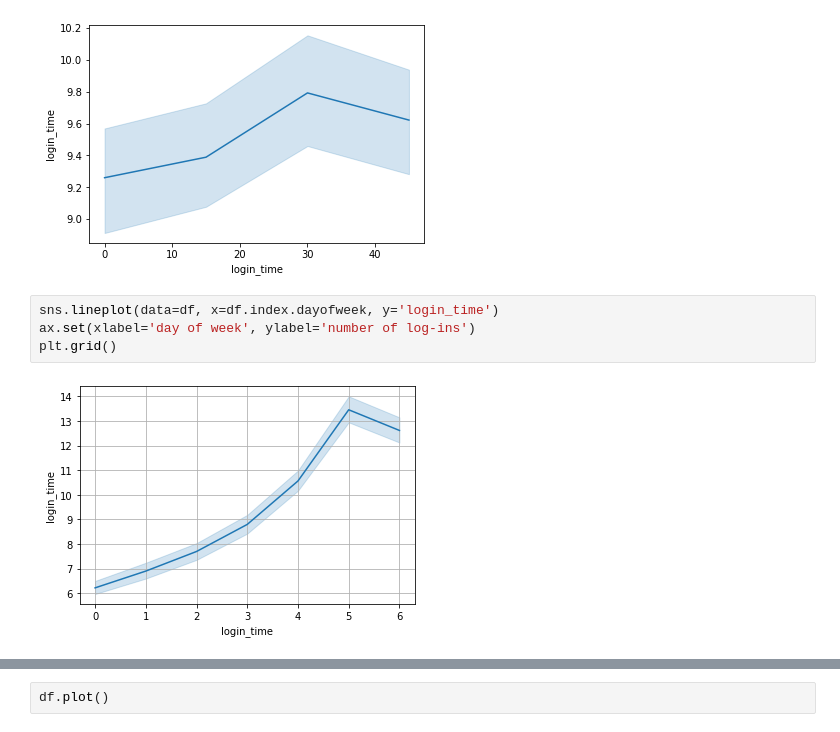
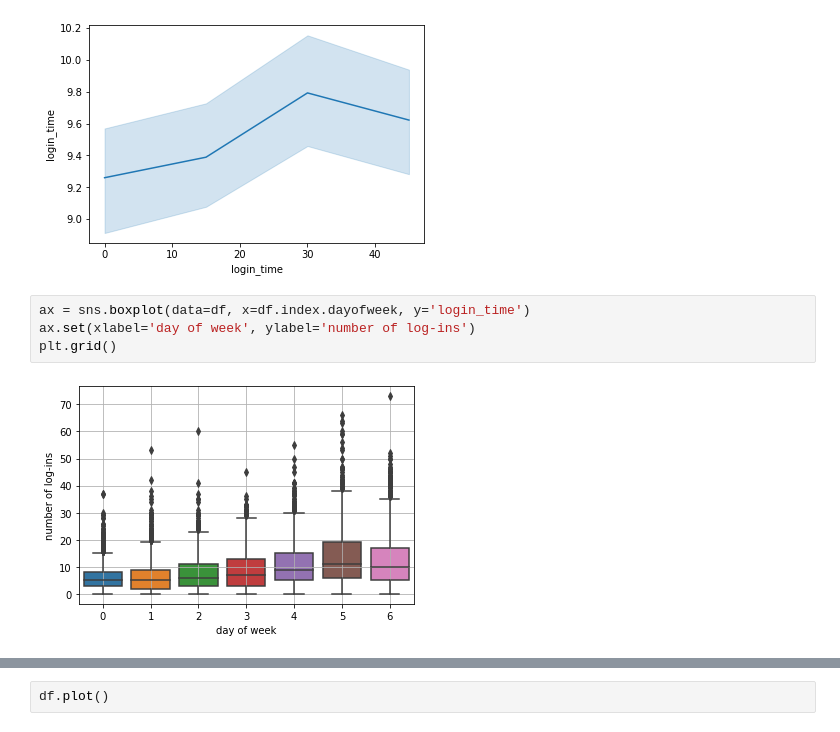
Before and after one commit to dinqui/Ultimate-Technologies-Inc.-Take-Home-Challenge, a Jupyter notebook: Ultimate Technologies Inc. Take-Home Challenge - Part 1.ipynb, the cells around one changed output, grey strips where cells are left out. Cells and saved outputs as stored; diff of their text form.

```diff
--- a/Ultimate Technologies Inc. Take-Home Challenge - Part 1.ipynb
+++ b/Ultimate Technologies Inc. Take-Home Challenge - Part 1.ipynb
@@ -79,8 +85,8 @@ sns.lineplot(data=df, x=df.index.minute, y='login_time')
 <matplotlib.axes._subplots.AxesSubplot at 0x...>
 [figure]
 # %%
-sns.lineplot(data=df, x=df.index.dayofweek, y='login_time')
+ax = sns.boxplot(data=df, x=df.index.dayofweek, y='login_time')
 ax.set(xlabel='day of week', ylabel='number of log-ins')
 plt.grid()
 # %% [output]
-[figure, old version]
+[figure, new version]
```
Also changed, not shown: parts of 2 cells of this notebook, 1 other file.
